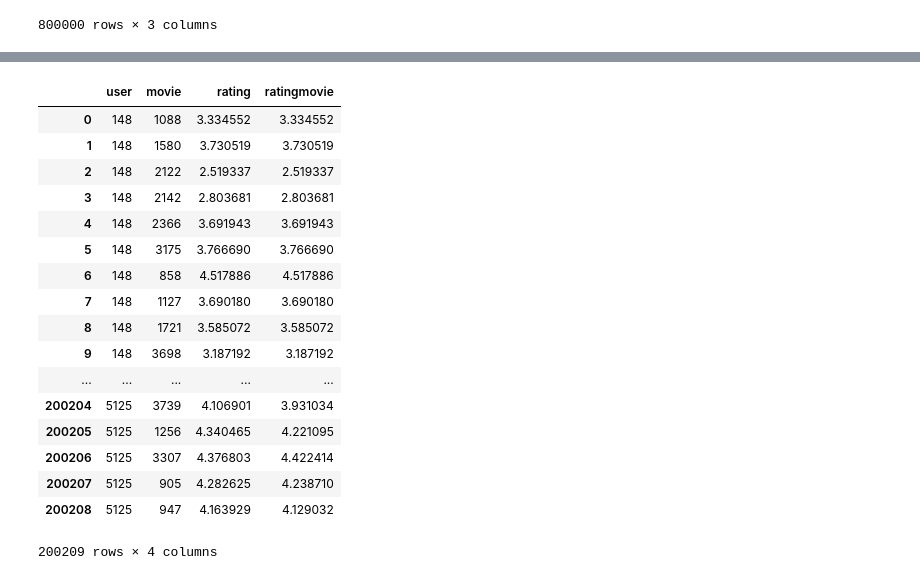
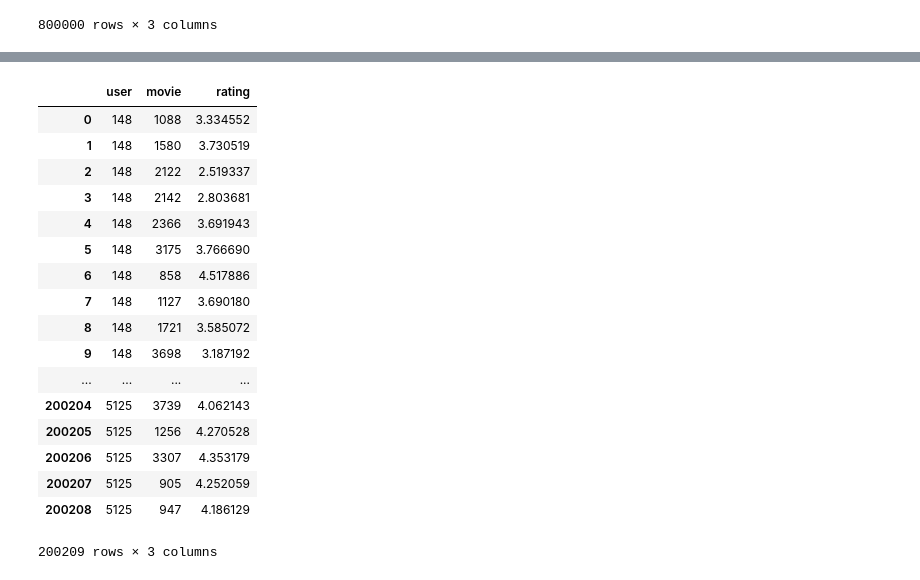
Before and after one commit to theastrocat/movierecommender, a Jupyter notebook: matrix_factorization_test.ipynb, the cells around one changed output, grey strips where cells are left out. Cells and saved outputs as stored; diff of their text form; code cells hidden in the pictures.

```diff
--- a/matrix_factorization_test.ipynb
+++ b/matrix_factorization_test.ipynb
@@ -27,0 +28,3 @@ ratings_spark_df = ratings_spark_df.drop('timestamp')
+# %%
+train_spark_df = train_spark_df.drop('timestamp')
+test_spark_df = test_spark_df.drop('timestamp')
@@ -32,9 +37,10 @@ als_model = ALS(
     ratingCol='rating',
     nonnegative=True,
     regParam=0.1,
-    rank=10
+    rank=100,
+    maxIter=10
     )
 # %%
 from src.recommender import MovieRecommender as MR
 # %%
-ratings_fit = als_model.fit(ratings_spark_df)
+ratings_fit = als_model.fit(train_spark_df)
@@ -198,24 +165,26 @@ preds_df_nonan['rating'].fillna(preds_df_nonan.ratingmovie)
 Name: rating, dtype: float64
 # %%
 preds_df_nonan['rating'] = preds_df_nonan['rating'].fillna(preds_df_nonan.ratingmovie)
-# %%
-preds_df_nonan.drop()
-# %% [output]
-|  | user | movie | rating | ratingmovie |
-| 0 | 148 | 1088 | 3.334552 | 3.334552 |
-| 1 | 148 | 1580 | 3.730519 | 3.730519 |
-| 2 | 148 | 2122 | 2.519337 | 2.519337 |
-| 3 | 148 | 2142 | 2.803681 | 2.803681 |
-| 4 | 148 | 2366 | 3.691943 | 3.691943 |
-| 5 | 148 | 3175 | 3.766690 | 3.766690 |
-| 6 | 148 | 858 | 4.517886 | 4.517886 |
-| 7 | 148 | 1127 | 3.690180 | 3.690180 |
-| 8 | 148 | 1721 | 3.585072 | 3.585072 |
-| 9 | 148 | 3698 | 3.187192 | 3.187192 |
-| ... | ... | ... | ... | ... |
-| 200204 | 5125 | 3739 | 4.106901 | 3.931034 |
-| 200205 | 5125 | 1256 | 4.340465 | 4.221095 |
-| 200206 | 5125 | 3307 | 4.376803 | 4.422414 |
-| 200207 | 5125 | 905 | 4.282625 | 4.238710 |
-| 200208 | 5125 | 947 | 4.163929 | 4.129032 |
-200209 rows × 4 columns
+# %%
+preds_df2 = preds_df_nonan.drop('ratingmovie', axis=1)
+# %%
+preds_df2
+# %% [output]
+|  | user | movie | rating |
+| 0 | 148 | 1088 | 3.334552 |
+| 1 | 148 | 1580 | 3.730519 |
+| 2 | 148 | 2122 | 2.519337 |
+| 3 | 148 | 2142 | 2.803681 |
+| 4 | 148 | 2366 | 3.691943 |
+| 5 | 148 | 3175 | 3.766690 |
+| 6 | 148 | 858 | 4.517886 |
+| 7 | 148 | 1127 | 3.690180 |
+| 8 | 148 | 1721 | 3.585072 |
+| 9 | 148 | 3698 | 3.187192 |
+| ... | ... | ... | ... |
+| 200204 | 5125 | 3739 | 4.062143 |
+| 200205 | 5125 | 1256 | 4.270528 |
+| 200206 | 5125 | 3307 | 4.353179 |
+| 200207 | 5125 | 905 | 4.252059 |
+| 200208 | 5125 | 947 | 4.186129 |
+200209 rows × 3 columns
```
Also changed, not shown: parts of 10 cells of this notebook.
